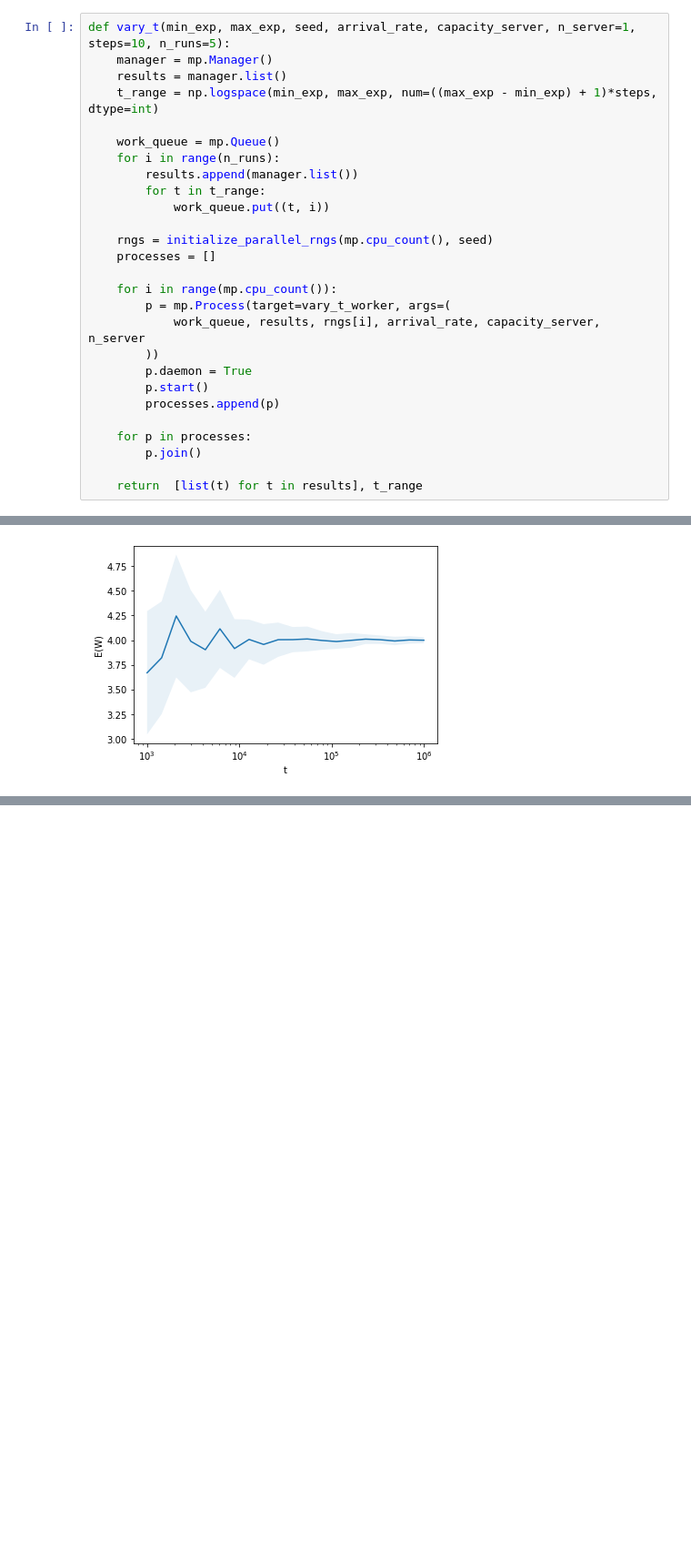
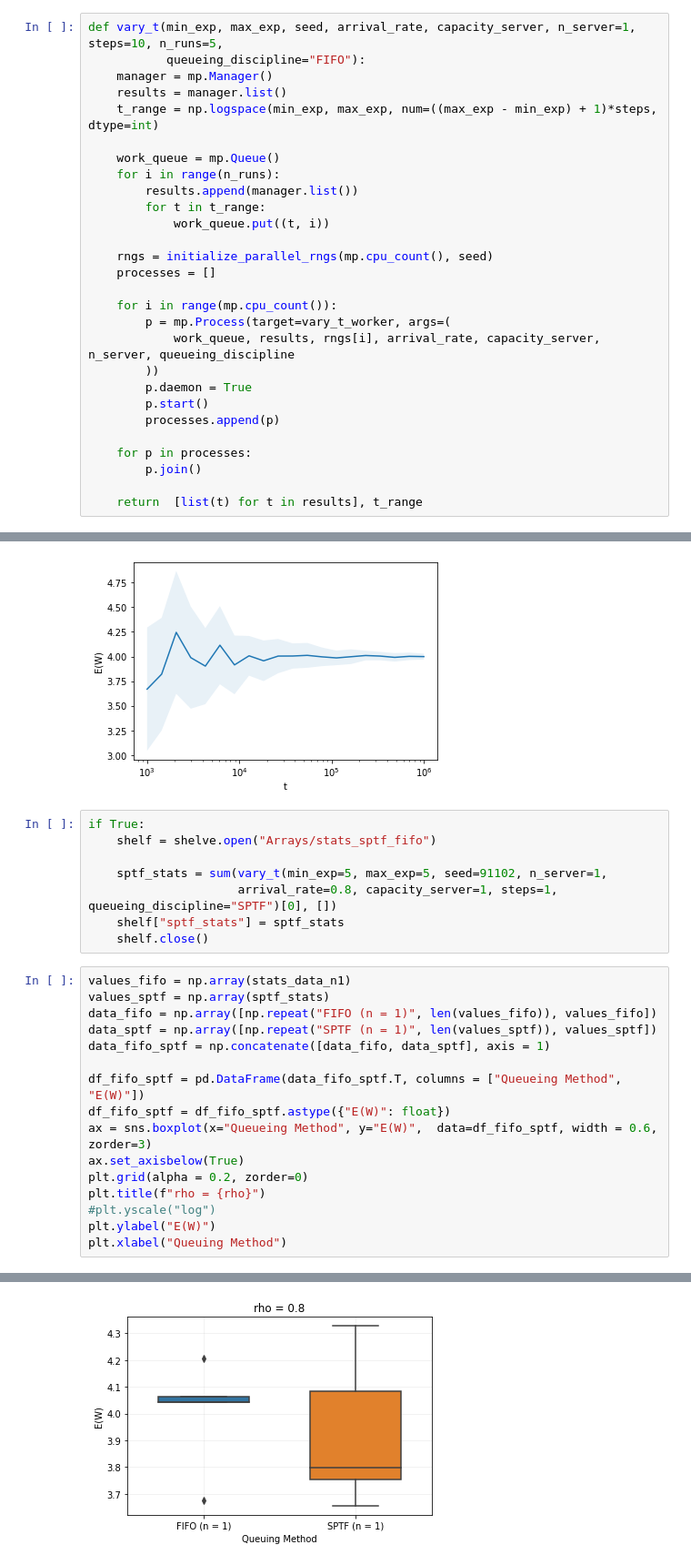
Before and after one commit to Maloup/Stochastic_assignment_2, a Jupyter notebook: Result_visualization.ipynb, the cells around one changed output, grey strips where cells are left out. Shown at 91% size. Saved outputs shown, nothing was run; the diff lists cells and outputs as text; blank space fills up the shorter version.

Commit message:
SPTF FIFO plots

```diff
--- a/Result_visualization.ipynb
+++ b/Result_visualization.ipynb
@@ -67,7 +67,8 @@ def vary_rho(seed, capacity_server, t_length=1e5, n_server=1, steps=10, n_runs=2
 
     return  [list(t) for t in results], rhos
 # %%
-def vary_t(min_exp, max_exp, seed, arrival_rate, capacity_server, n_server=1, steps=10, n_runs=5):
+def vary_t(min_exp, max_exp, seed, arrival_rate, capacity_server, n_server=1, steps=10, n_runs=5,
+           queueing_discipline="FIFO"):
     manager = mp.Manager()
     results = manager.list()
     t_range = np.logspace(min_exp, max_exp, num=((max_exp - min_exp) + 1)*steps, dtype=int)
@@ -83,7 +84,7 @@ def vary_t(min_exp, max_exp, seed, arrival_rate, capacity_server, n_server=1, st
 
     for i in range(mp.cpu_count()):
         p = mp.Process(target=vary_t_worker, args=(
-            work_queue, results, rngs[i], arrival_rate, capacity_server, n_server
+            work_queue, results, rngs[i], arrival_rate, capacity_server, n_server, queueing_discipline
         ))
         p.daemon = True
         p.start()
@@ -213,3 +214,28 @@ plt.ylabel("E(W)")
 plt.show()
 # %% [output]
 [figure]
+# %%
+if True:
+    shelf = shelve.open("Arrays/stats_sptf_fifo")
+
+    sptf_stats = sum(vary_t(min_exp=5, max_exp=5, seed=91102, n_server=1,
+                     arrival_rate=0.8, capacity_server=1, steps=1, queueing_discipline="SPTF")[0], [])
+    shelf["sptf_stats"] = sptf_stats
+    shelf.close()
+# %%
+values_fifo = np.array(stats_data_n1)
+values_sptf = np.array(sptf_stats)
+data_fifo = np.array([np.repeat("FIFO (n = 1)", len(values_fifo)), values_fifo])
+data_sptf = np.array([np.repeat("SPTF (n = 1)", len(values_sptf)), values_sptf])
+data_fifo_sptf = np.concatenate([data_fifo, data_sptf], axis = 1)
+
+df_fifo_sptf = pd.DataFrame(data_fifo_sptf.T, columns = ["Queueing Method", "E(W)"])
+df_fifo_sptf = df_fifo_sptf.astype({"E(W)": float})
+ax = sns.boxplot(x="Queueing Method", y="E(W)",  data=df_fifo_sptf, width = 0.6, zorder=3)
+ax.set_axisbelow(True)
+plt.grid(alpha = 0.2, zorder=0)
+plt.title(f"rho = {rho}")
+#plt.yscale("log")
+plt.ylabel("E(W)")
+plt.xlabel("Queuing Method")
+# %% [output]
@@ -215,0 +243 @@ plt.show()
+[figure, added]
```
Also changed, not shown: parts of 2 cells of this notebook, 2 other files.
